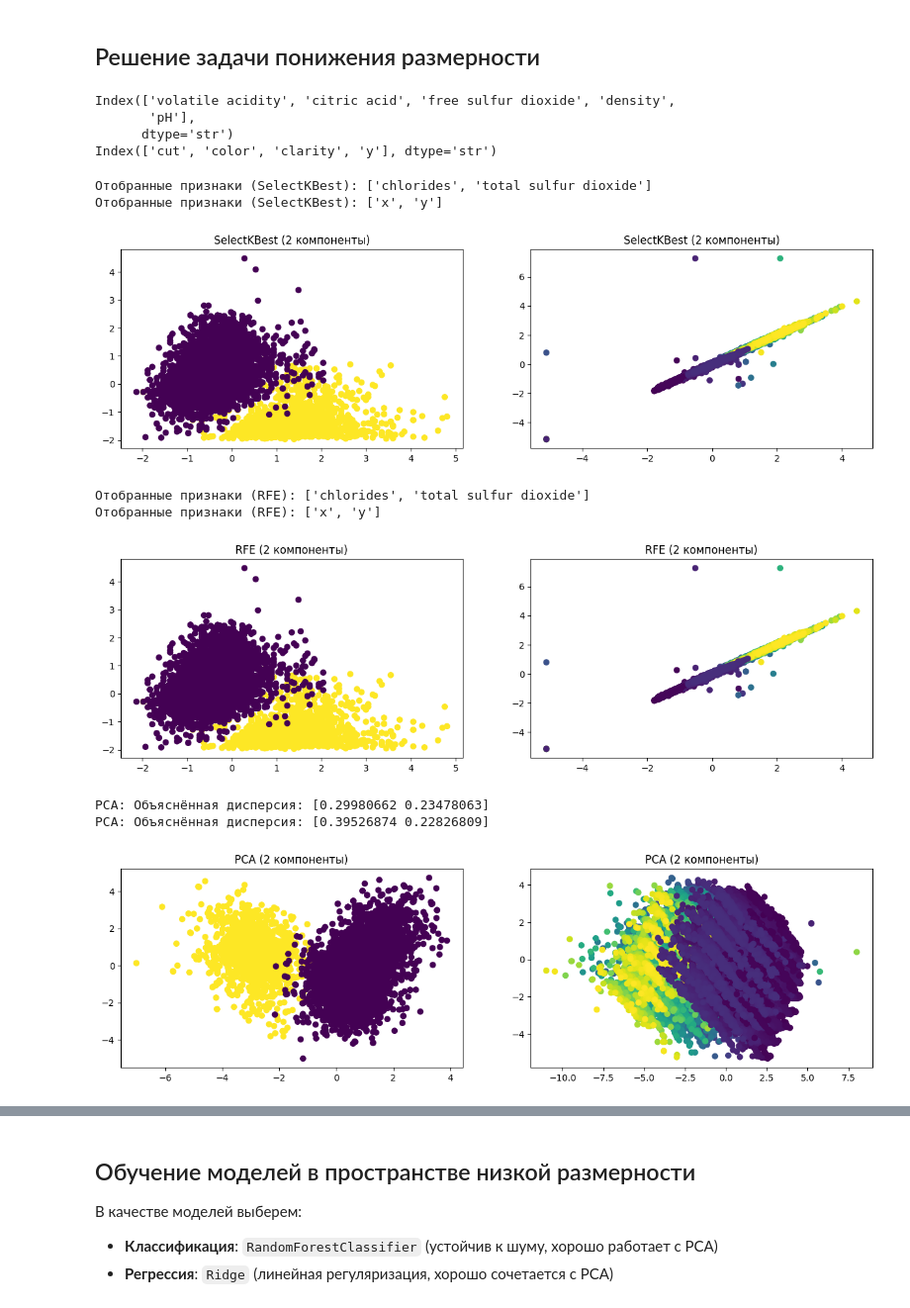
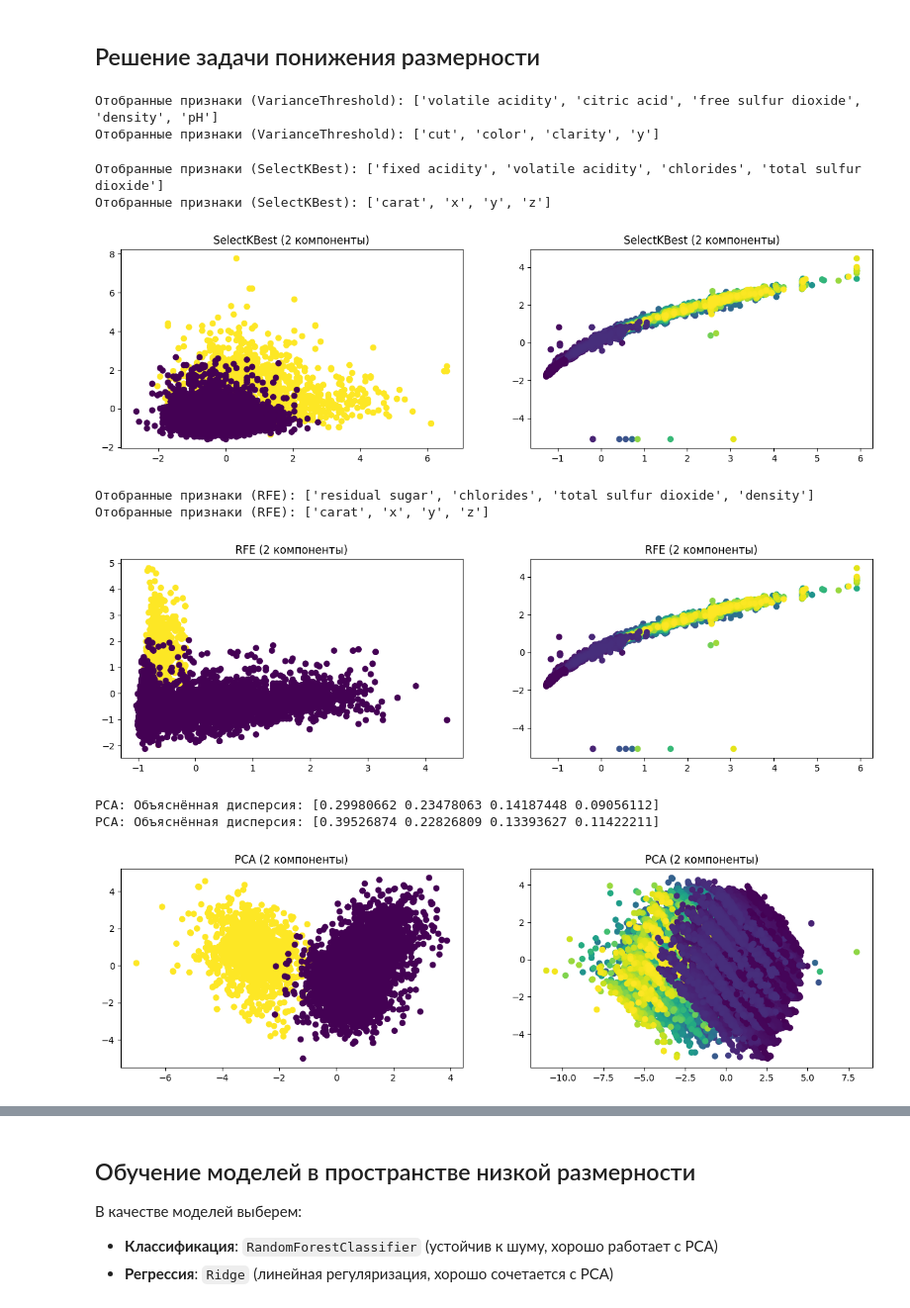
Before and after one commit to Baklanov-Daniil/master, a Jupyter notebook: mlbd/notebooks/lab6.ipynb, the cells around one changed output, grey strips where cells are left out. Shown at 99% size. Saved outputs shown, nothing was run; the diff lists cells and outputs as text; code cells hidden in the pictures.

```diff
--- a/mlbd/notebooks/lab6.ipynb
+++ b/mlbd/notebooks/lab6.ipynb
@@ -130,26 +134,24 @@ Train sizes: cls=(4779, 11), reg=(43152, 9)
 result_cls = {}
 result_reg = {}
 # %%
-vt = VarianceThreshold(threshold=1)
-vt.fit(X_cls)
-selected_vt_cls = X_cls.columns[vt.get_support()]
-print(selected_vt_cls)
+vt_cls = VarianceThreshold(threshold=1)
+vt_cls.fit(X_cls)
+selected_vt_cls = X_cls.columns[vt_cls.get_support()]
+print("Отобранные признаки (VarianceThreshold):", selected_vt_cls.tolist())
 
-vt = VarianceThreshold(threshold=1)
-vt.fit(X_reg)
-selected_vt_reg = X_reg.columns[vt.get_support()]
-print(selected_vt_reg)
+vt_reg = VarianceThreshold(threshold=1)
+vt_reg.fit(X_reg)
+selected_vt_reg = X_reg.columns[vt_reg.get_support()]
+print("Отобранные признаки (VarianceThreshold):", selected_vt_reg.tolist())
 
-result_cls["VarianceThreshold"] = selected_vt_cls
-result_reg["VarianceThreshold"] = selected_vt_reg
+result_cls["VarianceThreshold"] = vt_cls.transform(X_cls)
+result_reg["VarianceThreshold"] = vt_reg.transform(X_reg)
 # %% [output]
-Index(['volatile acidity', 'citric acid', 'free sulfur dioxide', 'density',
-       'pH'],
-      dtype='str')
-Index(['cut', 'color', 'clarity', 'y'], dtype='str')
+Отобранные признаки (VarianceThreshold): ['volatile acidity', 'citric acid', 'free sulfur dioxide', 'density', 'pH']
+Отобранные признаки (VarianceThreshold): ['cut', 'color', 'clarity', 'y']
 # %%
 fig, axes = plt.subplots(1, 2, figsize=(15,4))
-skb = SelectKBest(score_func=f_classif, k=2)
+skb = SelectKBest(score_func=f_classif, k=4)
 
 X_skb_cls = skb.fit_transform(X_cls, y_cls)
 print("Отобранные признаки (SelectKBest):", X_cls.columns[skb.get_support()].tolist())
@@ -167,35 +169,35 @@ fig.show()
 result_cls["SelectKBest"] = X_skb_cls
 result_reg["SelectKBest"] = X_skb_reg
 # %% [output]
-Отобранные признаки (SelectKBest): ['chlorides', 'total sulfur dioxide']
-Отобранные признаки (SelectKBest): ['x', 'y']
+Отобранные признаки (SelectKBest): ['fixed acidity', 'volatile acidity', 'chlorides', 'total sulfur dioxide']
+Отобранные признаки (SelectKBest): ['carat', 'x', 'y', 'z']
-[figure, old version]
+[figure, new version]
 # %%
 fig, axes = plt.subplots(1, 2, figsize=(15,4))
-rfe = RFE(estimator=LogisticRegression(max_iter=1000, solver='lbfgs'), n_features_to_select=2)
+rfe = RFE(estimator=LogisticRegression(max_iter=1000, solver='lbfgs'), n_features_to_select=4)
 
 X_rfe_cls = rfe.fit_transform(X_cls, y_cls)
 print("Отобранные признаки (RFE):", X_cls.columns[rfe.support_].tolist())
 axes[0].scatter(X_rfe_cls[:,0], X_rfe_cls[:,1], c=y_cls, cmap='viridis')
 axes[0].set_title('RFE (2 компоненты)')
 
 X_rfe_reg = skb.fit_transform(X_reg, y_reg)
 print("Отобранные признаки (RFE):", X_reg.columns[skb.get_support()].tolist())
 axes[1].scatter(X_rfe_reg[:,0], X_rfe_reg[:,1], c=y_reg, cmap='viridis')
 axes[1].set_title('RFE (2 компоненты)')
 
 fig.show()
 
 result_cls["RFE"] = X_rfe_cls
 result_reg["RFE"] = X_rfe_reg
 # %% [output]
-Отобранные признаки (RFE): ['chlorides', 'total sulfur dioxide']
-Отобранные признаки (RFE): ['x', 'y']
+Отобранные признаки (RFE): ['residual sugar', 'chlorides', 'total sulfur dioxide', 'density']
+Отобранные признаки (RFE): ['carat', 'x', 'y', 'z']
-[figure, old version]
+[figure, new version]
 # %%
 fig, axes = plt.subplots(1, 2, figsize=(15,4))
 
-pca = PCA(n_components=2)
+pca = PCA(n_components=4)
 
 X_pca_cls = pca.fit_transform(X_cls)
 print(f"PCA: Объяснённая дисперсия: {pca.explained_variance_ratio_}")
@@ -212,7 +214,7 @@ fig.show()
 result_cls["PCA"] = X_pca_cls
 result_reg["PCA"] = X_pca_reg
 # %% [output]
-PCA: Объяснённая дисперсия: [0.29980662 0.23478063]
-PCA: Объяснённая дисперсия: [0.39526874 0.22826809]
+PCA: Объяснённая дисперсия: [0.29980662 0.23478063 0.14187448 0.09056112]
+PCA: Объяснённая дисперсия: [0.39526874 0.22826809 0.13393627 0.11422211]
 [figure]
 # %%
```
Also changed, not shown: parts of 18 cells of this notebook, 1 other file.
